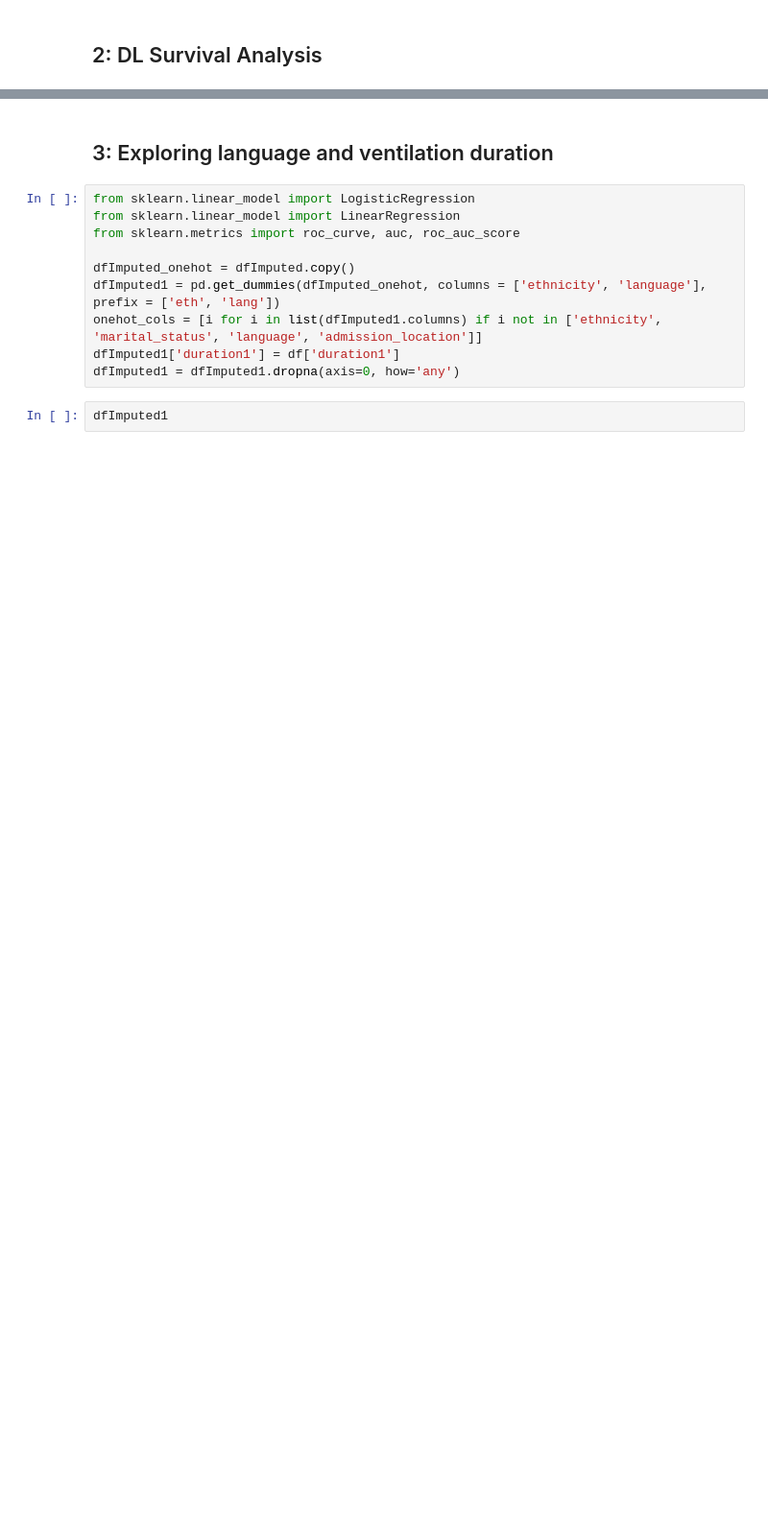
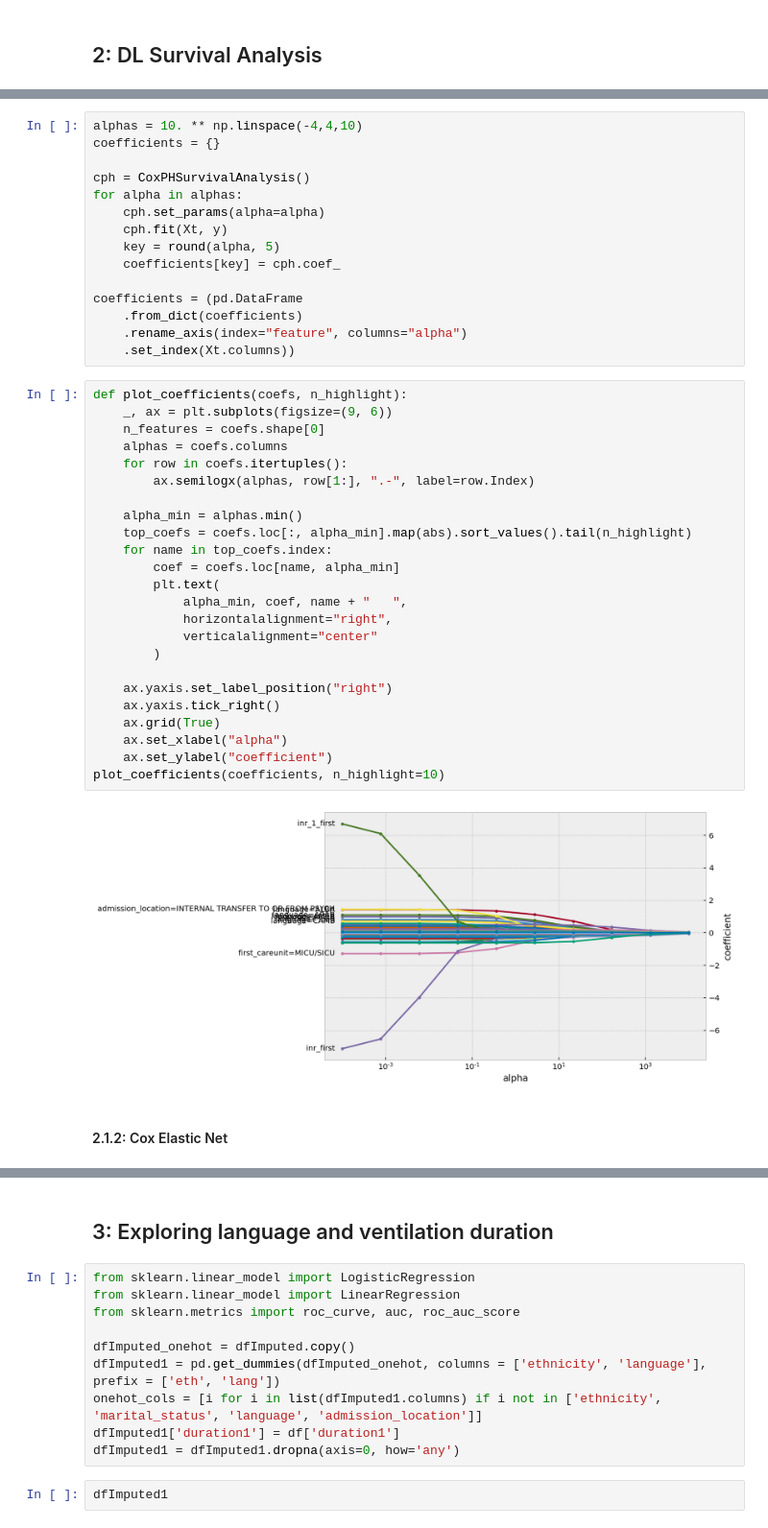
Before and after one commit to marcelchee/trident3, a Jupyter notebook: survival_vent.ipynb, the cells around one changed output, grey strips where cells are left out. Shown: that part at 96% size. Drawn from its saved outputs; the diff is of its cells as text; blank space fills up the shorter version.

```diff
--- a/survival_vent.ipynb
+++ b/survival_vent.ipynb
@@ -71,0 +192,43 @@ df['censor'] = censor
+# %%
+alphas = 10. ** np.linspace(-4,4,10)
+coefficients = {}
+
+cph = CoxPHSurvivalAnalysis()
+for alpha in alphas:
+    cph.set_params(alpha=alpha)
+    cph.fit(Xt, y)
+    key = round(alpha, 5)
+    coefficients[key] = cph.coef_
+
+coefficients = (pd.DataFrame
+    .from_dict(coefficients)
+    .rename_axis(index="feature", columns="alpha")
+    .set_index(Xt.columns))
+# %%
+def plot_coefficients(coefs, n_highlight):
+    _, ax = plt.subplots(figsize=(9, 6))
+    n_features = coefs.shape[0]
+    alphas = coefs.columns
+    for row in coefs.itertuples():
+        ax.semilogx(alphas, row[1:], ".-", label=row.Index)
+
+    alpha_min = alphas.min()
+    top_coefs = coefs.loc[:, alpha_min].map(abs).sort_values().tail(n_highlight)
+    for name in top_coefs.index:
+        coef = coefs.loc[name, alpha_min]
+        plt.text(
+            alpha_min, coef, name + "   ",
+            horizontalalignment="right",
+            verticalalignment="center"
+        )
+
+    ax.yaxis.set_label_position("right")
+    ax.yaxis.tick_right()
+    ax.grid(True)
+    ax.set_xlabel("alpha")
+    ax.set_ylabel("coefficient")
+plot_coefficients(coefficients, n_highlight=10)
+# %% [output]
+[figure, added]
+# %% [markdown]
+#### 2.1.2: Cox Elastic Net
```
Also changed, not shown: parts of 45 cells of this notebook, 5 other files.
